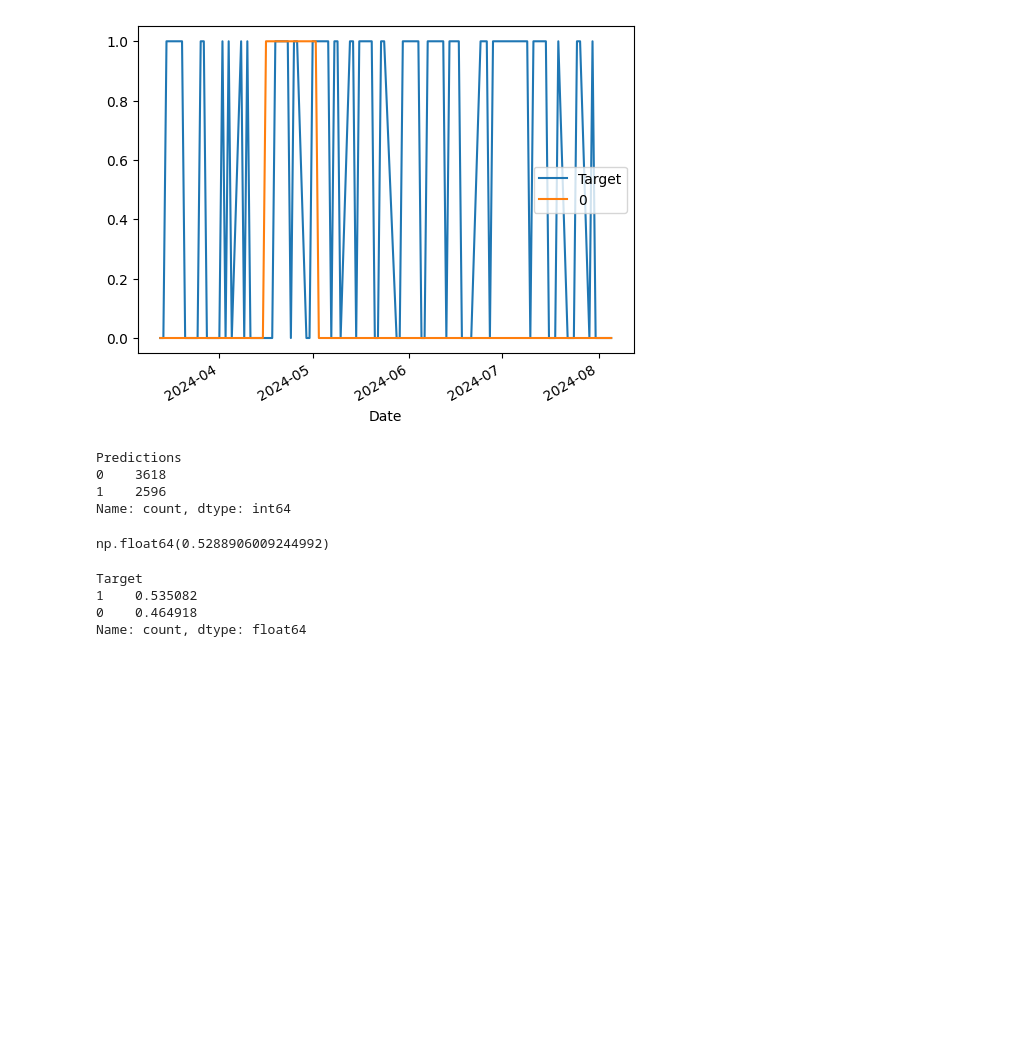
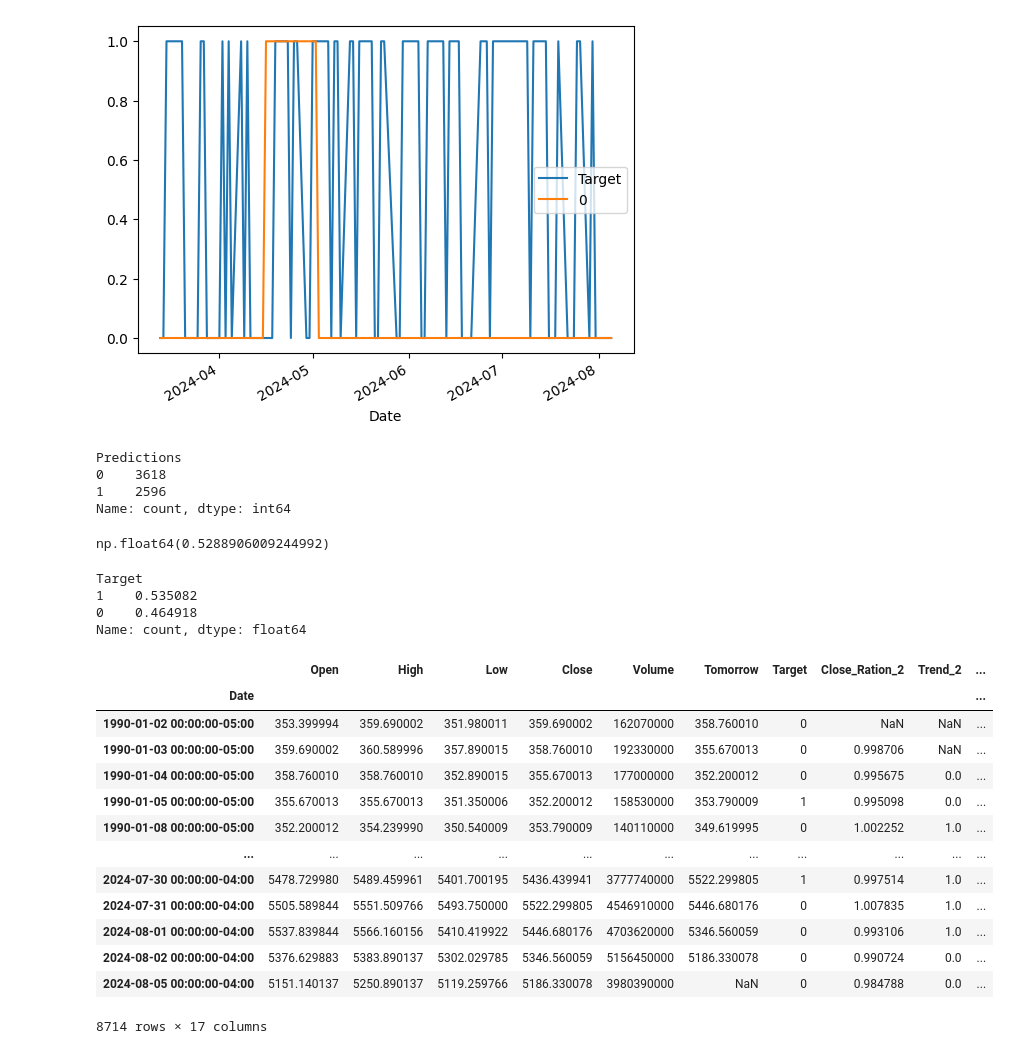
Before and after one commit to schenna217/StockPredictionWithML, a Jupyter notebook: StockPredictor.ipynb, the cells around one changed output. Saved outputs shown, nothing was run; the diff lists cells and outputs as text; code cells hidden in the pictures; blank space fills up the shorter version.

Commit message:
Started adding additional predictors

```diff
--- a/StockPredictor.ipynb
+++ b/StockPredictor.ipynb
@@ -221,3 +223,40 @@ Target
 1    0.535082
 0    0.464918
 Name: count, dtype: float64
+# %%
+# Adding additional predictors
+
+# Last 2 days, last trading week (5 days), 3 months, year, 4 years
+horizons = [2,5,60,250,1000]
+new_predictors = []
+
+
+for horizon in horizons:
+    rolling_averages = sp500.rolling(horizon).mean()
+
+    ratio_column = f"Close_Ration_{horizon}"
+    # In loop 1, this will be the ratio between today's close and the average close in the last 2 days
+    sp500[ratio_column] = sp500["Close"] / rolling_averages["Close"]
+
+    # Number of days in the last x days that the stock price actually went up
+    trend_column = f"Trend_{horizon}"
+    sp500[trend_column] = sp500.shift(1).rolling(horizon).sum() ["Target"]
+
+    new_predictors += [ratio_column, trend_column]
+# %%
+sp500
+# %% [output]
+|  | Open | High | Low | Close | Volume | Tomorrow | Target | Close_Ration_2 | Trend_2 | ... |
+| Date |  |  |  |  |  |  |  |  |  | ... |
+| 1990-01-02 00:00:00-05:00 | 353.399994 | 359.690002 | 351.980011 | 359.690002 | 162070000 | 358.760010 | 0 | NaN | NaN | ... |
+| 1990-01-03 00:00:00-05:00 | 359.690002 | 360.589996 | 357.890015 | 358.760010 | 192330000 | 355.670013 | 0 | 0.998706 | NaN | ... |
+| 1990-01-04 00:00:00-05:00 | 358.760010 | 358.760010 | 352.890015 | 355.670013 | 177000000 | 352.200012 | 0 | 0.995675 | 0.0 | ... |
+| 1990-01-05 00:00:00-05:00 | 355.670013 | 355.670013 | 351.350006 | 352.200012 | 158530000 | 353.790009 | 1 | 0.995098 | 0.0 | ... |
+| 1990-01-08 00:00:00-05:00 | 352.200012 | 354.239990 | 350.540009 | 353.790009 | 140110000 | 349.619995 | 0 | 1.002252 | 1.0 | ... |
+| ... | ... | ... | ... | ... | ... | ... | ... | ... | ... | ... |
+| 2024-07-30 00:00:00-04:00 | 5478.729980 | 5489.459961 | 5401.700195 | 5436.439941 | 3777740000 | 5522.299805 | 1 | 0.997514 | 1.0 | ... |
+| 2024-07-31 00:00:00-04:00 | 5505.589844 | 5551.509766 | 5493.750000 | 5522.299805 | 4546910000 | 5446.680176 | 0 | 1.007835 | 1.0 | ... |
+| 2024-08-01 00:00:00-04:00 | 5537.839844 | 5566.160156 | 5410.419922 | 5446.680176 | 4703620000 | 5346.560059 | 0 | 0.993106 | 1.0 | ... |
+| 2024-08-02 00:00:00-04:00 | 5376.629883 | 5383.890137 | 5302.029785 | 5346.560059 | 5156450000 | 5186.330078 | 0 | 0.990724 | 0.0 | ... |
+| 2024-08-05 00:00:00-04:00 | 5151.140137 | 5250.890137 | 5119.259766 | 5186.330078 | 3980390000 | NaN | 0 | 0.984788 | 0.0 | ... |
+8714 rows × 17 columns
```
Also changed, not shown: parts of 1 cell of this notebook.
